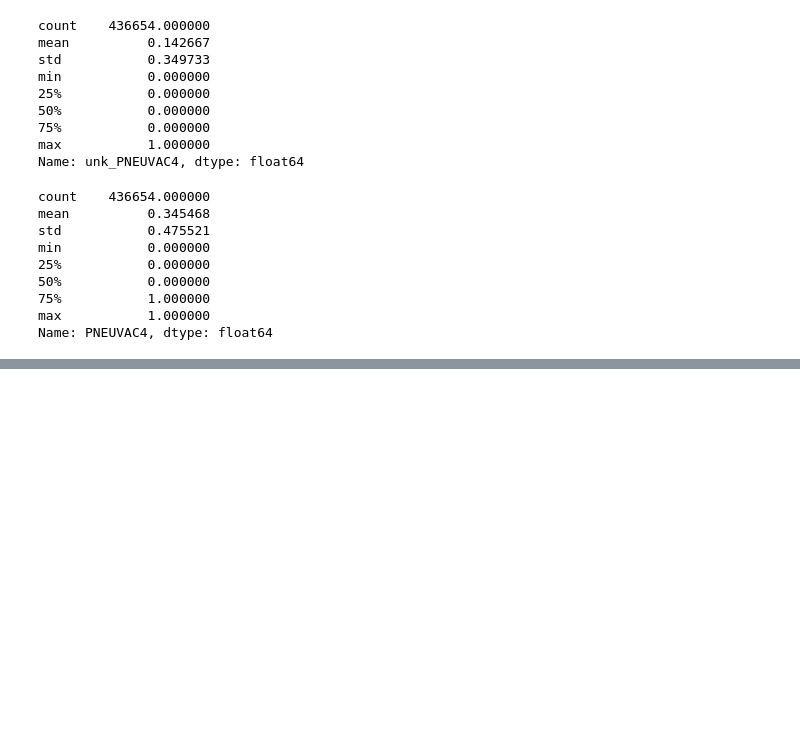
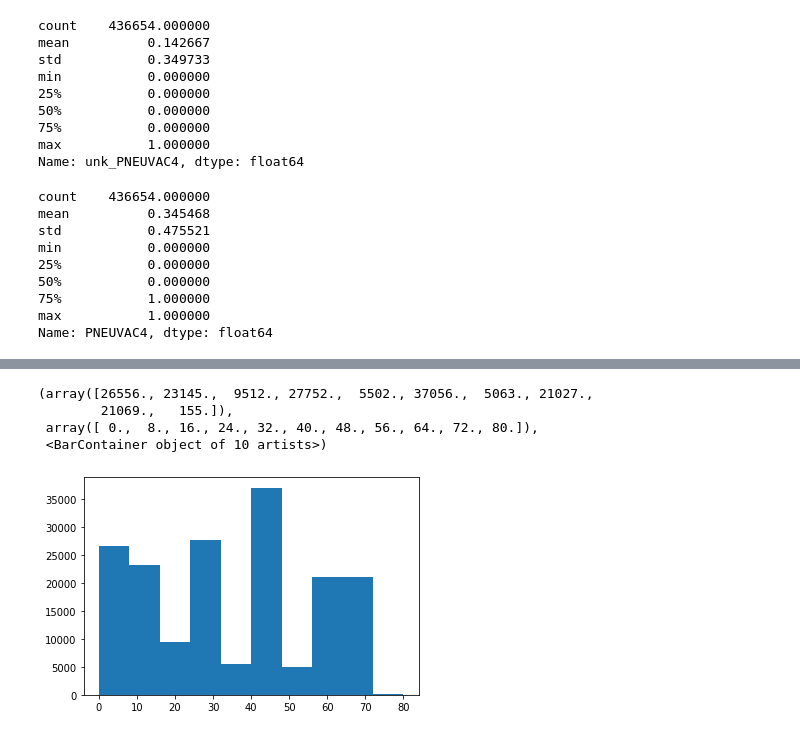
Before and after one commit to puhalskib/adv-p-health, a Jupyter notebook: data_clean.ipynb, the cells around one changed output, grey strips where cells are left out. Drawn from its saved outputs; the diff is of its cells as text; code cells hidden in the pictures; blank space fills up the shorter version.

```diff
--- a/data_clean.ipynb
+++ b/data_clean.ipynb
@@ -1476,0 +1316,8 @@ df['ALCDAY5'].describe()
+# %%
+plt.hist(df['FRUTDA2_'], range=[0,80], bins=10)
+# %% [output]
+(array([26556., 23145.,  9512., 27752.,  5502., 37056.,  5063., 21027.,
+        21069.,   155.]),
+ array([ 0.,  8., 16., 24., 32., 40., 48., 56., 64., 72., 80.]),
+ <BarContainer object of 10 artists>)
+[figure, added]
```
Also changed, not shown: parts of 36 cells of this notebook.
